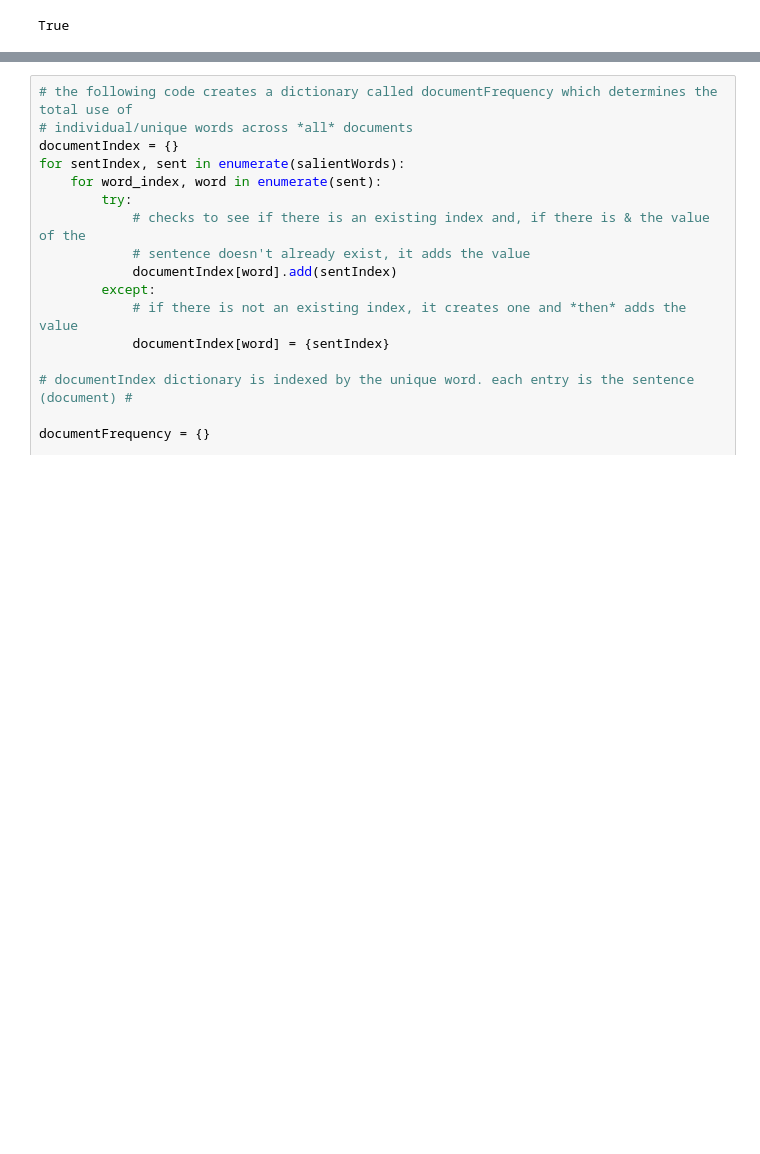
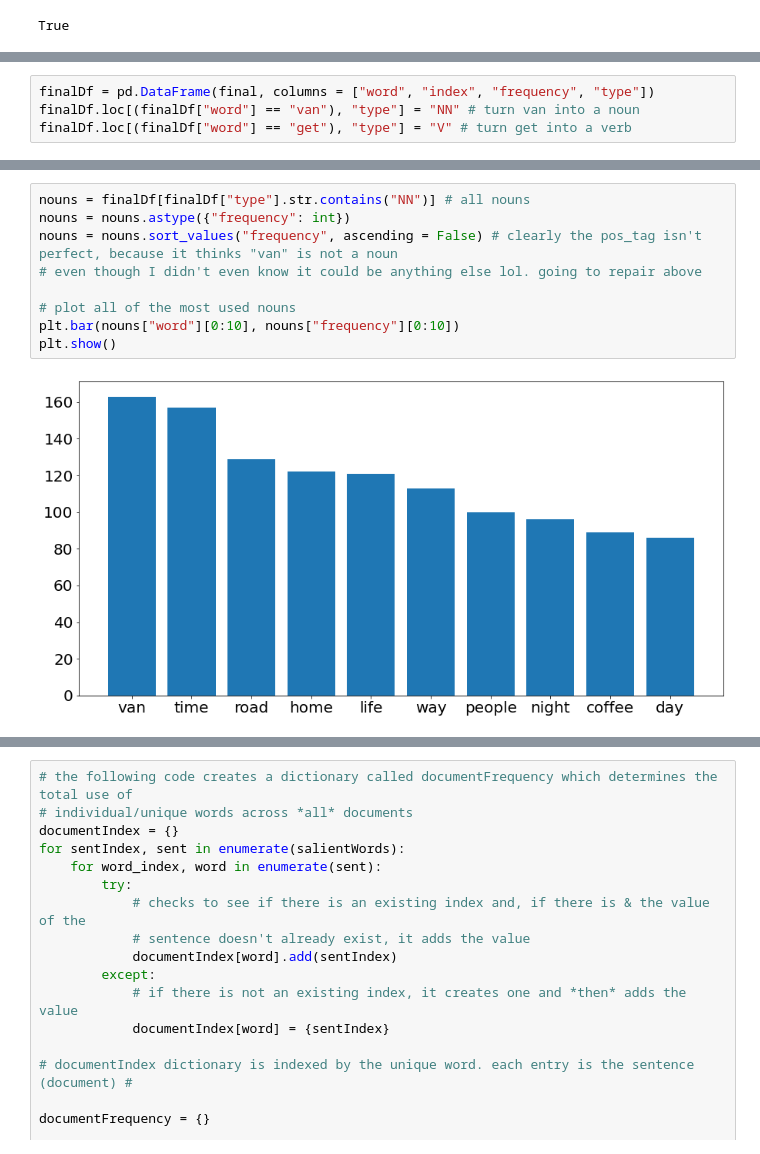
Before and after one commit to djdebonis/downByTheRiver, a Jupyter notebook: livingInAVan.ipynb, the cells around one changed output, grey strips where cells are left out. Saved outputs shown, nothing was run; the diff lists cells and outputs as text; blank space fills up the shorter version.

```diff
--- a/livingInAVan.ipynb
+++ b/livingInAVan.ipynb
@@ -38,0 +92,4 @@ True
+# %%
+finalDf = pd.DataFrame(final, columns = ["word", "index", "frequency", "type"])
+finalDf.loc[(finalDf["word"] == "van"), "type"] = "NN" # turn van into a noun
+finalDf.loc[(finalDf["word"] == "get"), "type"] = "V" # turn get into a verb
@@ -38,0 +106,11 @@ True
+# %%
+nouns = finalDf[finalDf["type"].str.contains("NN")] # all nouns
+nouns = nouns.astype({"frequency": int})
+nouns = nouns.sort_values("frequency", ascending = False) # clearly the pos_tag isn't perfect, because it thinks "van" is not a noun
+# even though I didn't even know it could be anything else lol. going to repair above
+
+# plot all of the most used nouns
+plt.bar(nouns["word"][0:10], nouns["frequency"][0:10])
+plt.show()
+# %% [output]
+[figure, added]
```
Also changed, not shown: parts of 31 cells of this notebook, 1 other file.
